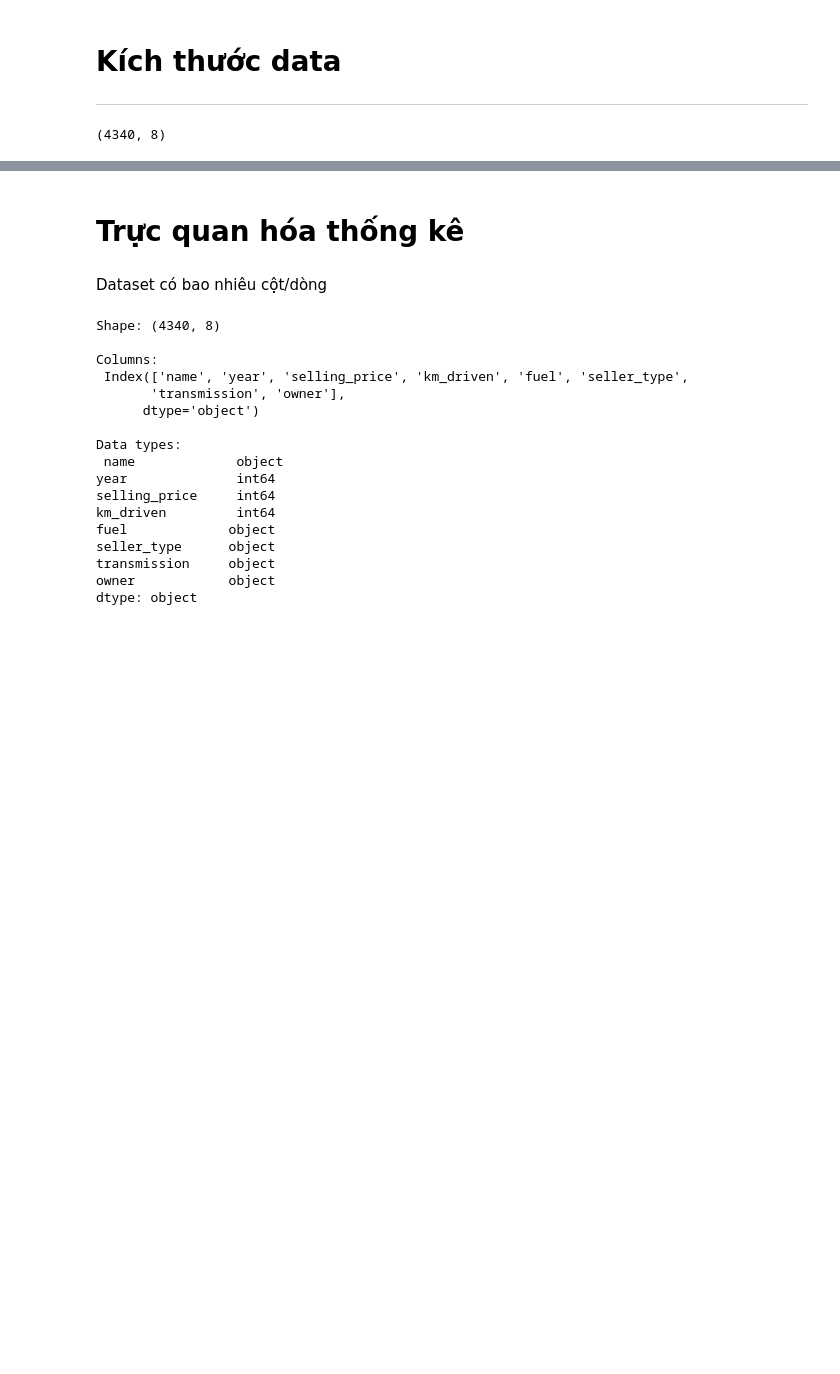
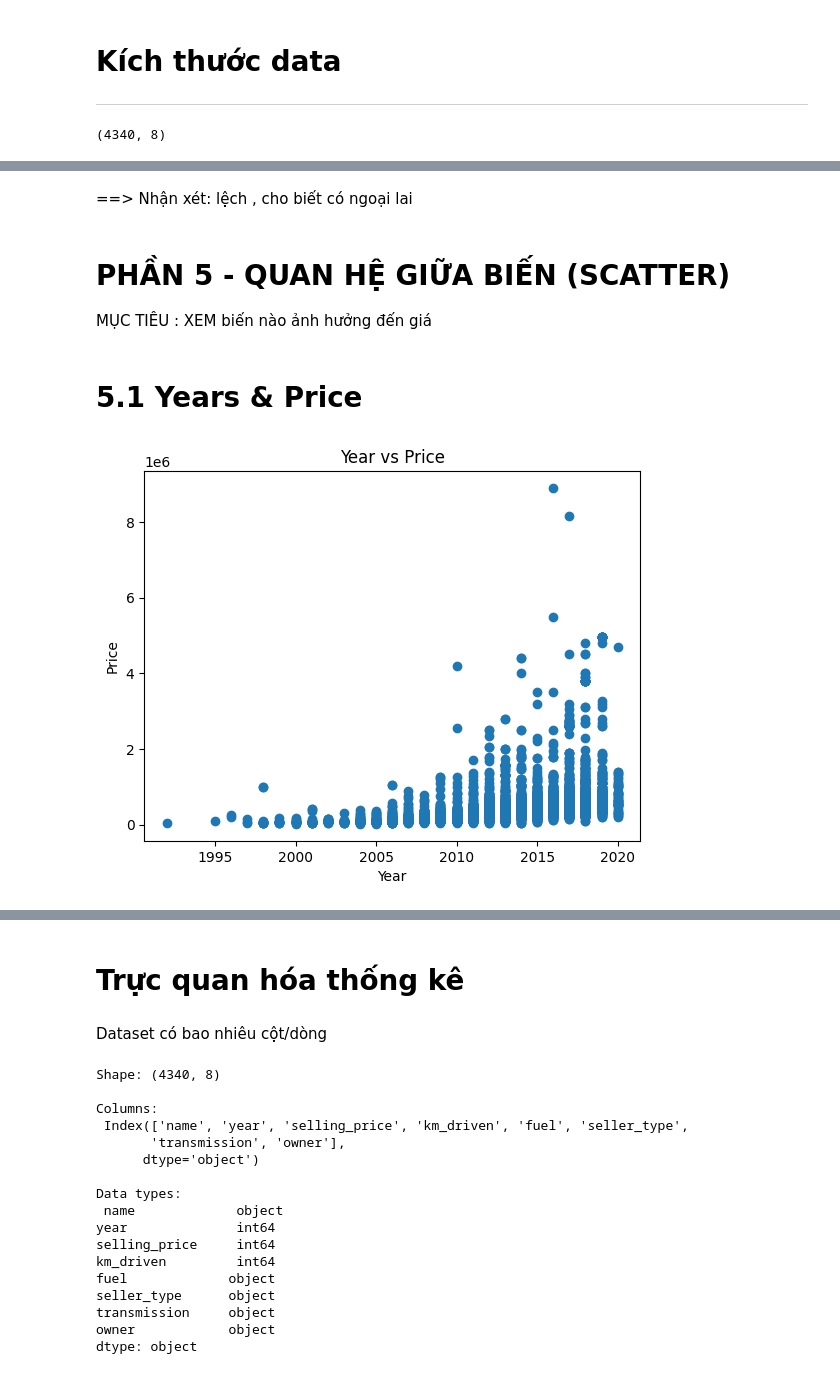
Before and after one commit to hoangchaulanbao/HocmayNC, a Jupyter notebook: car-price-prediction.ipynb, the cells around one changed output, grey strips where cells are left out. Cells and saved outputs as stored; diff of their text form; code cells hidden in the pictures; blank space fills up the shorter version.

```diff
--- a/car-price-prediction.ipynb
+++ b/car-price-prediction.ipynb
@@ -101,0 +184,16 @@ df.shape
+# %% [markdown]
+==> Nhận xét: lệch , cho biết có ngoại lai
+# %% [markdown]
+# PHẦN 5 - QUAN HỆ GIỮA BIẾN (SCATTER)
+MỤC TIÊU : XEM biến nào ảnh hưởng đến giá
+# %% [markdown]
+# 5.1 Years & Price
+# %%
+plt.figure()
+plt.scatter(df['year'], df['selling_price'])
+plt.title("Year vs Price")
+plt.xlabel("Year")
+plt.ylabel("Price")
+plt.show()
+# %% [output]
+[figure, added]
```
Also changed, not shown: parts of 35 cells of this notebook.
